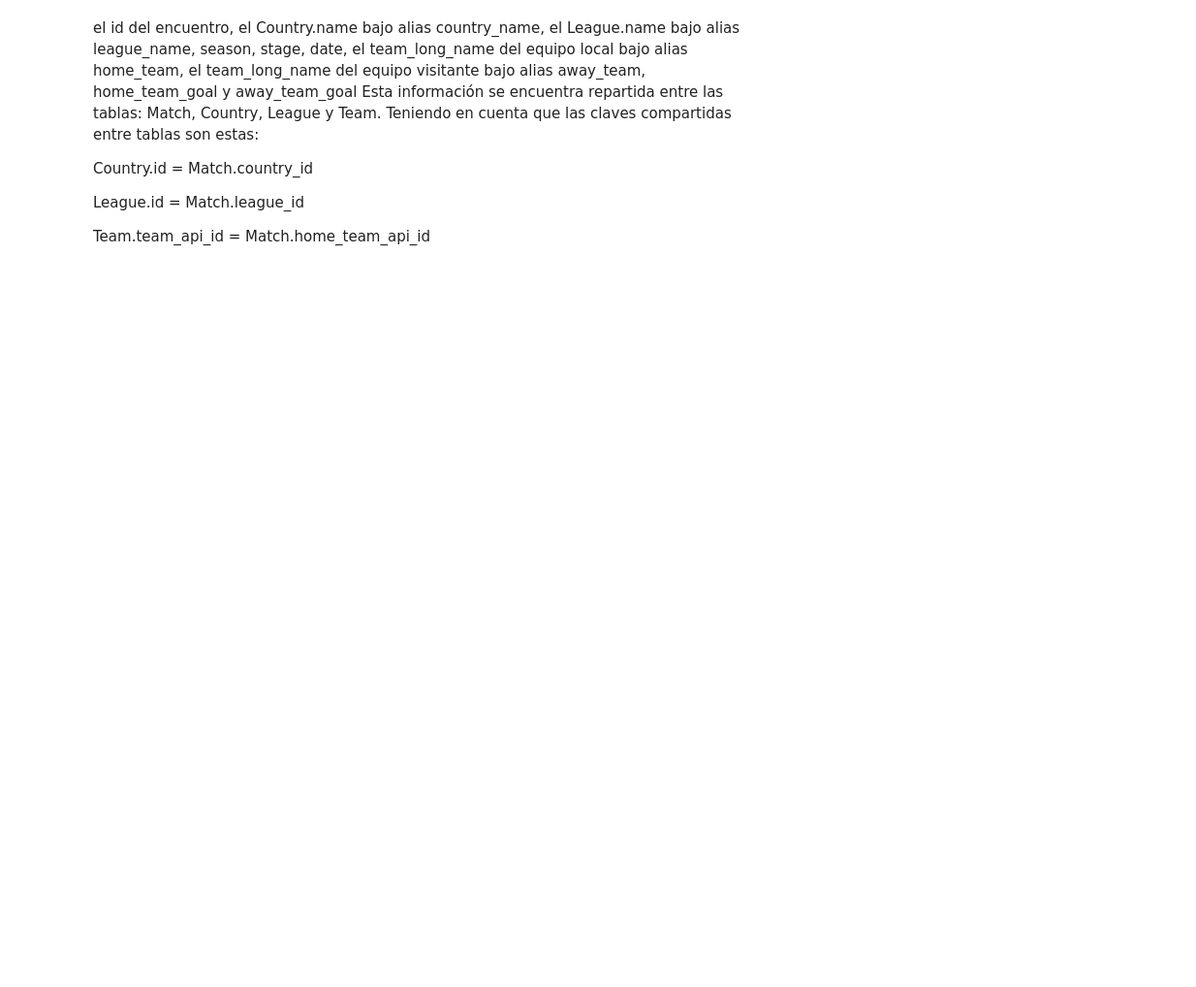
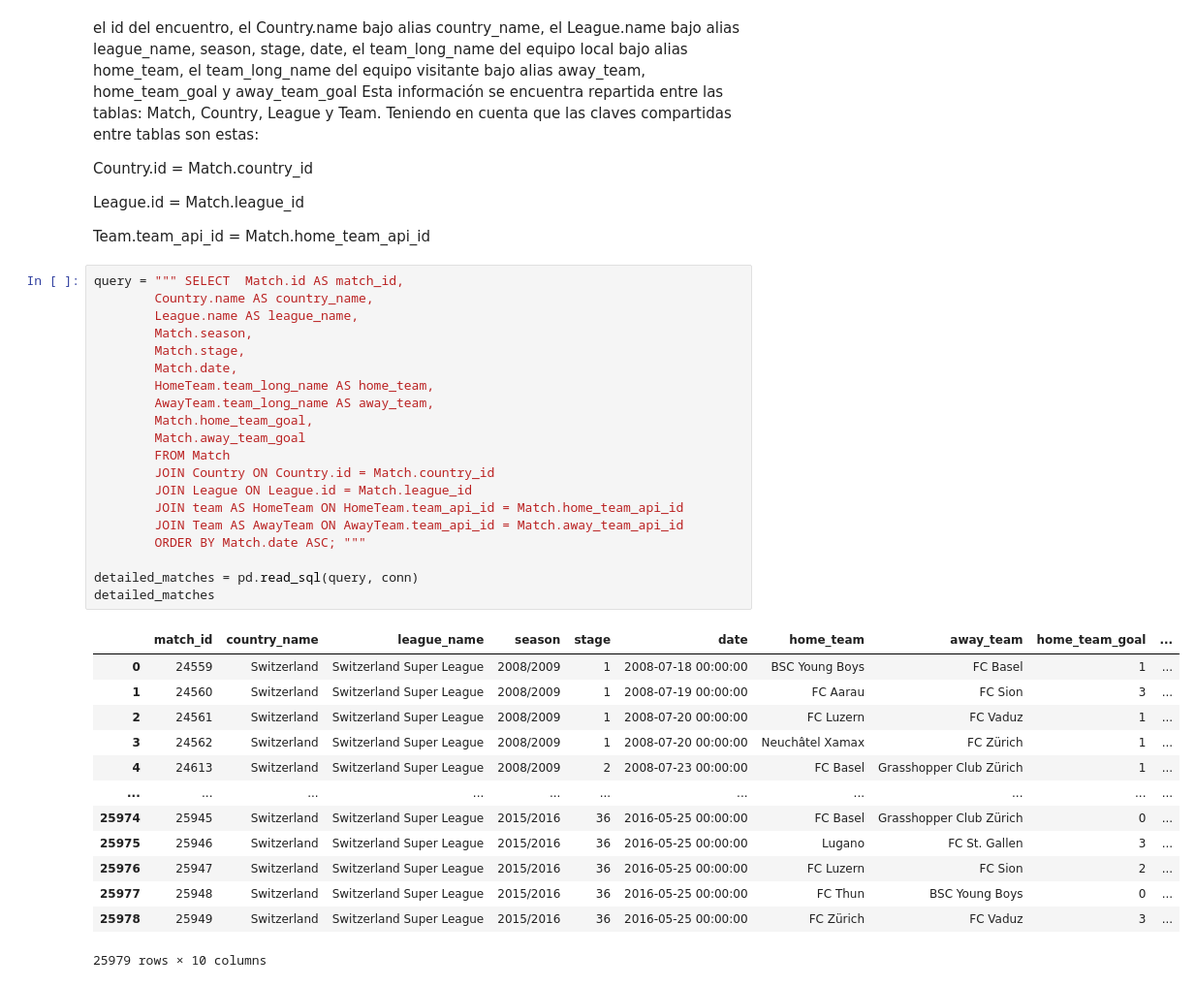
Before and after one commit to miemguri/Talentotech2024, a Jupyter notebook: 4TallerSQL.ipynb, the cells around one changed output. Shown at 97% size. Saved outputs shown, nothing was run; the diff lists cells and outputs as text; blank space fills up the shorter version.

```diff
--- a/4TallerSQL.ipynb
+++ b/4TallerSQL.ipynb
@@ -951,3 +1413,37 @@ Country.id = Match.country_id
 League.id = Match.league_id
 
 Team.team_api_id = Match.home_team_api_id
+# %%
+query = """ SELECT  Match.id AS match_id,
+        Country.name AS country_name,
+        League.name AS league_name,
+        Match.season,
+        Match.stage,
+        Match.date,
+        HomeTeam.team_long_name AS home_team,
+        AwayTeam.team_long_name AS away_team,
+        Match.home_team_goal,
+        Match.away_team_goal
+        FROM Match
+        JOIN Country ON Country.id = Match.country_id
+        JOIN League ON League.id = Match.league_id
+        JOIN team AS HomeTeam ON HomeTeam.team_api_id = Match.home_team_api_id
+        JOIN Team AS AwayTeam ON AwayTeam.team_api_id = Match.away_team_api_id
+        ORDER BY Match.date ASC; """
+
+detailed_matches = pd.read_sql(query, conn)
+detailed_matches
+# %% [output]
+|  | match_id | country_name | league_name | season | stage | date | home_team | away_team | home_team_goal | ... |
+| 0 | 24559 | Switzerland | Switzerland Super League | 2008/2009 | 1 | 2008-07-18 00:00:00 | BSC Young Boys | FC Basel | 1 | ... |
+| 1 | 24560 | Switzerland | Switzerland Super League | 2008/2009 | 1 | 2008-07-19 00:00:00 | FC Aarau | FC Sion | 3 | ... |
+| 2 | 24561 | Switzerland | Switzerland Super League | 2008/2009 | 1 | 2008-07-20 00:00:00 | FC Luzern | FC Vaduz | 1 | ... |
+| 3 | 24562 | Switzerland | Switzerland Super League | 2008/2009 | 1 | 2008-07-20 00:00:00 | Neuchâtel Xamax | FC Zürich | 1 | ... |
+| 4 | 24613 | Switzerland | Switzerland Super League | 2008/2009 | 2 | 2008-07-23 00:00:00 | FC Basel | Grasshopper Club Zürich | 1 | ... |
+| ... | ... | ... | ... | ... | ... | ... | ... | ... | ... | ... |
+| 25974 | 25945 | Switzerland | Switzerland Super League | 2015/2016 | 36 | 2016-05-25 00:00:00 | FC Basel | Grasshopper Club Zürich | 0 | ... |
+| 25975 | 25946 | Switzerland | Switzerland Super League | 2015/2016 | 36 | 2016-05-25 00:00:00 | Lugano | FC St. Gallen | 3 | ... |
+| 25976 | 25947 | Switzerland | Switzerland Super League | 2015/2016 | 36 | 2016-05-25 00:00:00 | FC Luzern | FC Sion | 2 | ... |
+| 25977 | 25948 | Switzerland | Switzerland Super League | 2015/2016 | 36 | 2016-05-25 00:00:00 | FC Thun | BSC Young Boys | 0 | ... |
+| 25978 | 25949 | Switzerland | Switzerland Super League | 2015/2016 | 36 | 2016-05-25 00:00:00 | FC Zürich | FC Vaduz | 3 | ... |
+25979 rows × 10 columns
```
Also changed, not shown: parts of 50 cells of this notebook.
